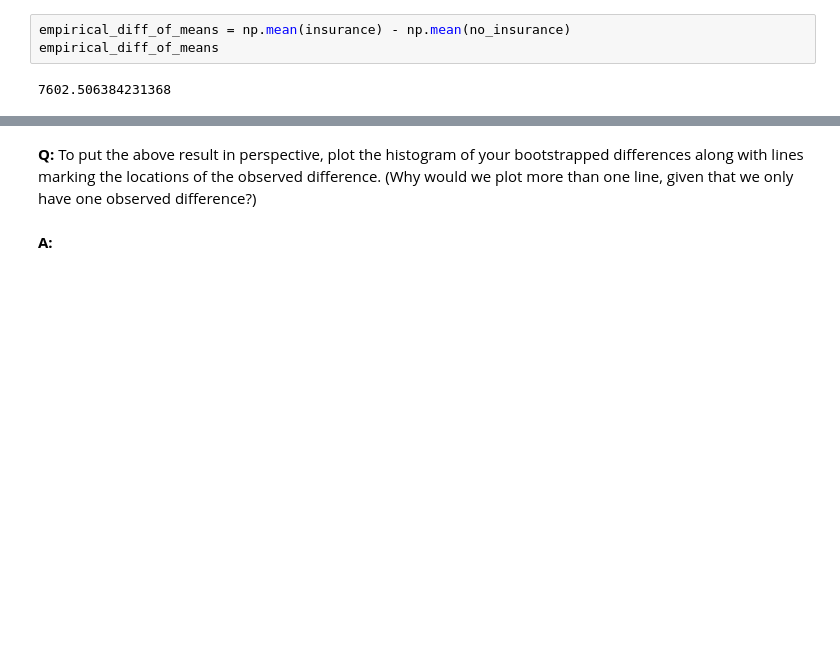
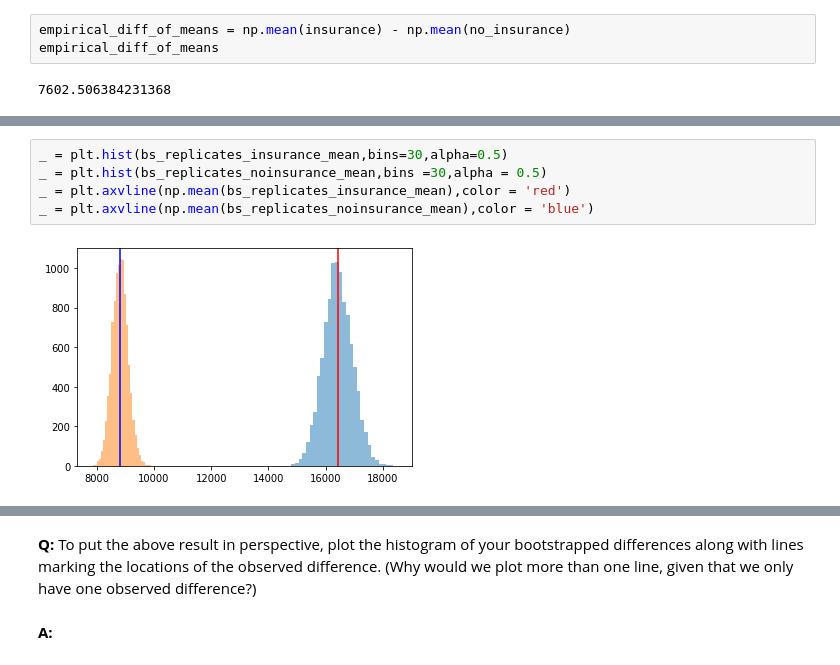
Before and after one commit to alwynpinto/Springboard, a Jupyter notebook: inferential_statistics_2-Q.ipynb, the cells around one changed output, grey strips where cells are left out. Drawn from its saved outputs; the diff is of its cells as text; blank space fills up the shorter version.

```diff
--- a/inferential_statistics_2-Q.ipynb
+++ b/inferential_statistics_2-Q.ipynb
@@ -158,3 +169,10 @@ bs_replicates_meandiff = bs_replicates_insurance_mean - bs_replicates_noinsuranc
+# %%
+_ = plt.hist(bs_replicates_insurance_mean,bins=30,alpha=0.5)
+_ = plt.hist(bs_replicates_noinsurance_mean,bins =30,alpha = 0.5)
+_ = plt.axvline(np.mean(bs_replicates_insurance_mean),color = 'red')
+_ = plt.axvline(np.mean(bs_replicates_noinsurance_mean),color = 'blue')
+# %% [output]
+[figure, added]
 # %%
 p_value_meandiff = np.sum(bs_replicates_meandiff >= empirical_diff_of_means) / len(bs_replicates_meandiff)
 
```
Also changed, not shown: parts of 4 cells of this notebook.
